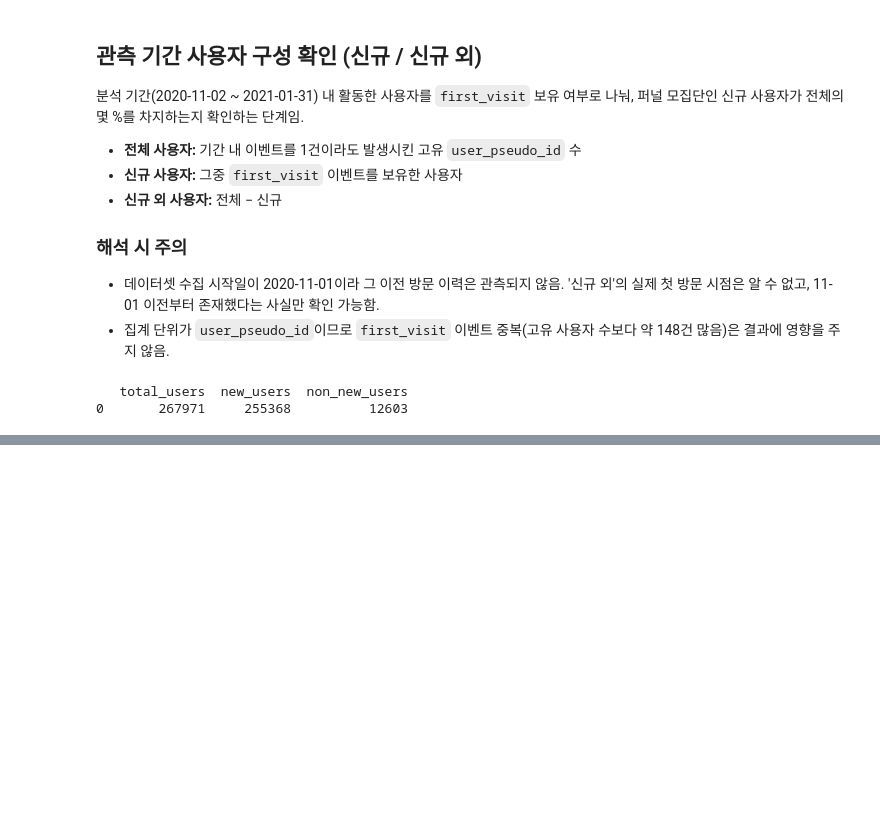
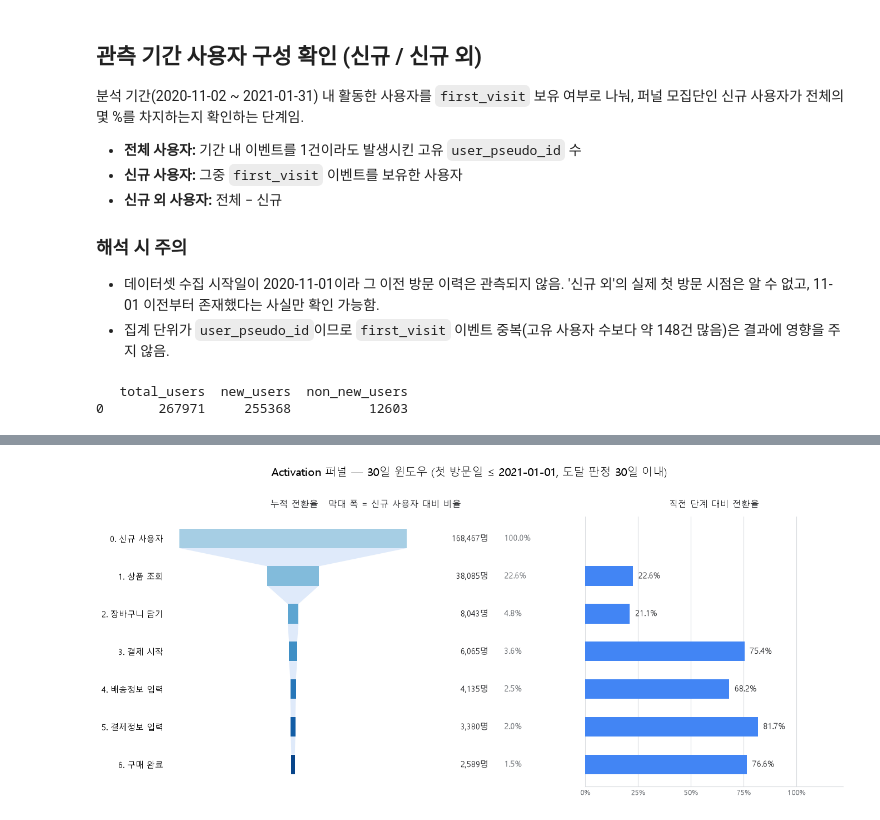
Before and after one commit to bulsajo1/ecommerce-product-analysis-project, a Jupyter notebook: data_analysis/A(activation).ipynb, the cells around one changed output, grey strips where cells are left out. Saved outputs shown, nothing was run; the diff lists cells and outputs as text; code cells hidden in the pictures; blank space fills up the shorter version.

```diff
--- a/data_analysis/A(activation).ipynb
+++ b/data_analysis/A(activation).ipynb
@@ -191,0 +690,63 @@ print(df)
+# %%
+import matplotlib.pyplot as plt
+import numpy as np
+
+plt.rcParams['font.family'] = 'Malgun Gothic'
+plt.rcParams['axes.unicode_minus'] = False
+
+labels = funnel_win_df['단계'].tolist()
+users  = funnel_win_df['사용자수'].to_numpy()
+cum    = funnel_win_df['신규대비(%)'].to_numpy()
+step   = funnel_win_df['직전대비(%)'].to_numpy()
+n      = len(labels)
+
+width  = users / users[0]          # 막대 폭 = 누적 전환율
+colors = plt.cm.Blues(np.linspace(0.35, 0.92, n))
+BAR_H  = 0.52
+
+fig, (ax1, ax2) = plt.subplots(1, 2, figsize=(14, 6.4), sharey=True,
+                               gridspec_kw={'width_ratios': [1.55, 1], 'wspace': 0.06})
+
+# 단계 사이 사다리꼴 연결부 → 퍼널 형태
+for i in range(n - 1):
+    w0, w1 = width[i] / 2, width[i + 1] / 2
+    ax1.fill([-w0, w0, w1, -w1],
+             [i + BAR_H / 2, i + BAR_H / 2, i + 1 - BAR_H / 2, i + 1 - BAR_H / 2],
+             color='#C6DAF6', alpha=0.55, linewidth=0)
+
+ax1.barh(range(n), width, left=-width / 2, height=BAR_H, color=colors)
+for i in range(n):
+    ax1.text(0.86, i, f'{users[i]:,}명', va='center', ha='right', fontsize=10.5, color='#202124')
+    ax1.text(0.93, i, f'{cum[i]:.1f}%',  va='center', ha='left',  fontsize=10.5, color='#5F6368')
+ax1.set_xlim(-0.56, 1.20)
+ax1.set_xticks([])
+ax1.set_yticks(range(n))
+ax1.set_yticklabels(labels, fontsize=11)
+ax1.invert_yaxis()
+ax1.set_title('누적 전환율   막대 폭 = 신규 사용자 대비 비율', fontsize=11.5, pad=12, color='#202124')
+for s in ax1.spines.values():
+    s.set_visible(False)
+ax1.tick_params(length=0)
+
+ax2.barh(range(1, n), step[1:], height=BAR_H, color='#4285F4')
+for i in range(1, n):
+    ax2.text(step[i] + 2.5, i, f'{step[i]:.1f}%', va='center', ha='left', fontsize=10.5, color='#202124')
+ax2.set_xlim(0, 122)
+ax2.set_xticks([0, 25, 50, 75, 100])
+ax2.set_xticklabels(['0%', '25%', '50%', '75%', '100%'], fontsize=9.5, color='#5F6368')
+ax2.set_title('직전 단계 대비 전환율', fontsize=11.5, pad=12, color='#202124')
+ax2.xaxis.grid(True, color='#DADCE0', linewidth=0.8)
+ax2.set_axisbelow(True)
+for s in ('top', 'right', 'left'):
+    ax2.spines[s].set_visible(False)
+ax2.spines['bottom'].set_color('#DADCE0')
+ax2.tick_params(length=0)
+
+fig.suptitle('Activation 퍼널 — 30일 윈도우 (첫 방문일 ≤ 2021-01-01, 도달 판정 30일 이내)',
+             fontsize=14.5, y=0.98)
+fig.subplots_adjust(top=0.84, bottom=0.08, left=0.11, right=0.98)
+
+plt.savefig('activation_funnel_30d.png', dpi=150, bbox_inches='tight')
+plt.show()
+# %% [output]
+[figure, added]
```
Also changed, not shown: parts of 11 cells of this notebook, 4 other files.
